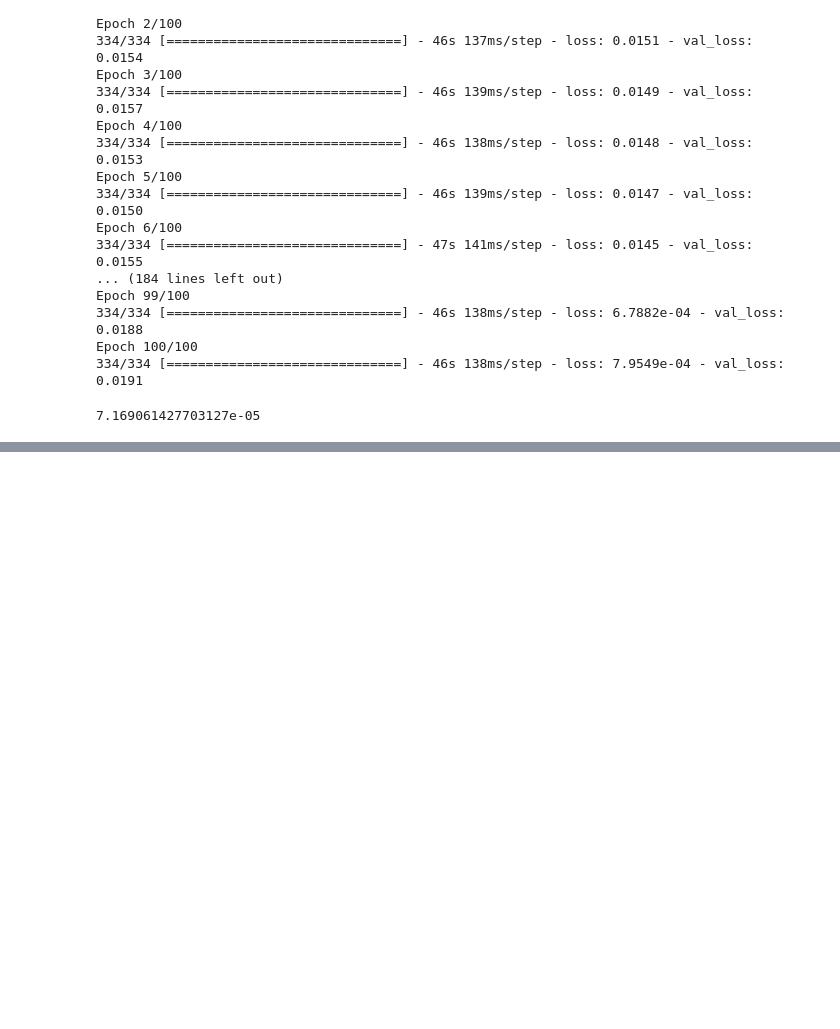
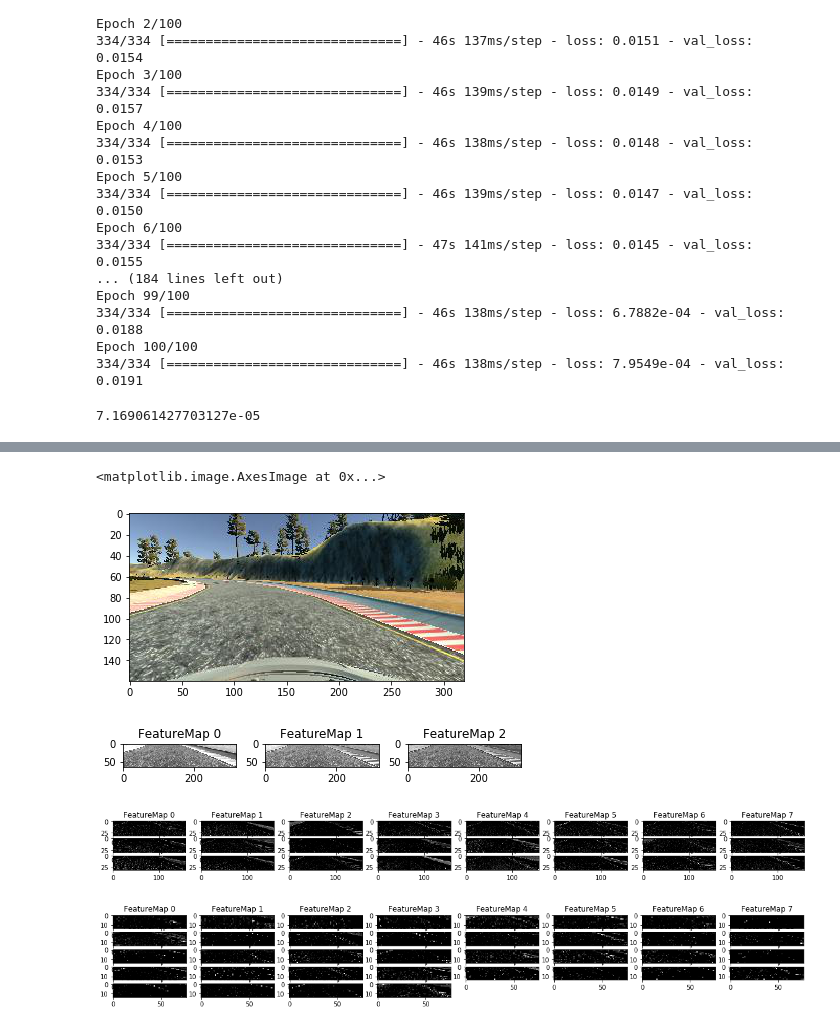
Before and after one commit to nguyenbuiUCSD/Behavior-Cloning, a Jupyter notebook: train.ipynb, the cells around one changed output, grey strips where cells are left out. Saved outputs shown, nothing was run; the diff lists cells and outputs as text; code cells hidden in the pictures; blank space fills up the shorter version.

```diff
--- a/train.ipynb
+++ b/train.ipynb
@@ -108,0 +136,11 @@ print (steering_angle)
+# %%
+import matplotlib.pyplot as plt
+from PIL import Image
+import numpy as np
+%matplotlib inline
+img = Image.open("./examples/center_2019_10_02_02_20_53_427.jpg")
+img = np.array(img)
+plt.imshow(img)
+# %% [output]
+<matplotlib.image.AxesImage at 0x...>
+[figure, added]
@@ -108,0 +157,15 @@ print (steering_angle)
+# %%
+normalized_and_croped_layer_activation = activations[1]
+feature_maps(normalized_and_croped_layer_activation)
+# %% [output]
+[figure, added]
+# %%
+first_conv_layer_activation = activations[2]
+feature_maps(first_conv_layer_activation)
+# %% [output]
+[figure, added]
+# %%
+second_conv_layer_activation = activations[3]
+feature_maps(second_conv_layer_activation)
+# %% [output]
+[figure, added]
```
Also changed, not shown: parts of 7 cells of this notebook, 10 other files.
